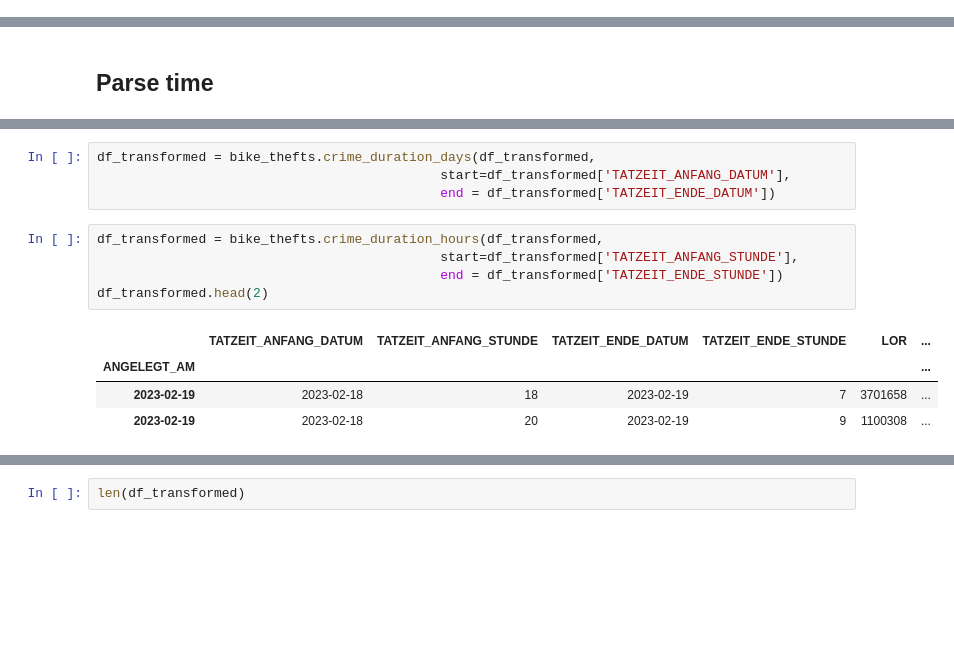
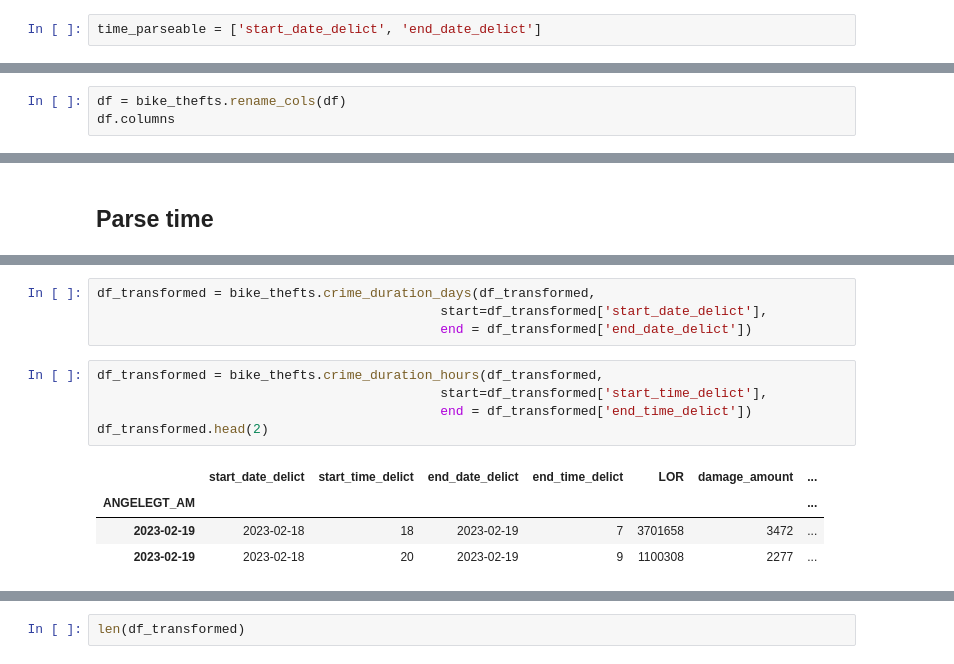
Before and after one commit to cpumarfrohberg/analyze_bike_thefts, a Jupyter notebook: EDA/bike_thefts.ipynb, the cells around one changed output, grey strips where cells are left out. Drawn from its saved outputs; the diff is of its cells as text; blank space fills up the shorter version.

Commit message:
refactor BikeTheft() for new methods and split into PlotBikeThefts()

```diff
--- a/EDA/bike_thefts.ipynb
+++ b/EDA/bike_thefts.ipynb
@@ -17,3 +15,5 @@ time_parseable = ['TATZEIT_ANFANG_DATUM', 'TATZEIT_ENDE_DATUM']
+# %%
+time_parseable = ['start_date_delict', 'end_date_delict']
 # %%
 LOR_dict = {'01':'Mitte',
             '02':'Friedrichshain-Kreuzberg',
@@ -173,3 +210,6 @@ array(['Sonstiger schwerer Diebstahl von Fahrrädern',
        'Sonstiger schwerer Diebstahl in/aus Keller/Boden von Fahrrädern',
        'Einfacher Diebstahl aus Keller/Boden von Fahrrädern'],
       dtype=object)
+# %%
+df = bike_thefts.rename_cols(df)
+df.columns
@@ -188,17 +232,17 @@ df_transformed.head(3)
 # %%
 df_transformed = bike_thefts.crime_duration_days(df_transformed,
-                                            start=df_transformed['TATZEIT_ANFANG_DATUM'],
-                                            end = df_transformed['TATZEIT_ENDE_DATUM'])
+                                            start=df_transformed['start_date_delict'],
+                                            end = df_transformed['end_date_delict'])
 # %%
 df_transformed = bike_thefts.crime_duration_hours(df_transformed,
-                                            start=df_transformed['TATZEIT_ANFANG_STUNDE'],
-                                            end = df_transformed['TATZEIT_ENDE_STUNDE'])
+                                            start=df_transformed['start_time_delict'],
+                                            end = df_transformed['end_time_delict'])
 df_transformed.head(2)
 # %% [output]
-|  | TATZEIT_ANFANG_DATUM | TATZEIT_ANFANG_STUNDE | TATZEIT_ENDE_DATUM | TATZEIT_ENDE_STUNDE | LOR | ... |
-| ANGELEGT_AM |  |  |  |  |  | ... |
-| 2023-02-19 | 2023-02-18 | 18 | 2023-02-19 | 7 | 3701658 | ... |
-| 2023-02-19 | 2023-02-18 | 20 | 2023-02-19 | 9 | 1100308 | ... |
+|  | start_date_delict | start_time_delict | end_date_delict | end_time_delict | LOR | damage_amount | ... |
+| ANGELEGT_AM |  |  |  |  |  |  | ... |
+| 2023-02-19 | 2023-02-18 | 18 | 2023-02-19 | 7 | 3701658 | 3472 | ... |
+| 2023-02-19 | 2023-02-18 | 20 | 2023-02-19 | 9 | 1100308 | 2277 | ... |
 # %%
 df_transformed = bike_thefts.include_timestamps(df)
 df_transformed.head(2)
```
Also changed, not shown: parts of 40 cells of this notebook.
